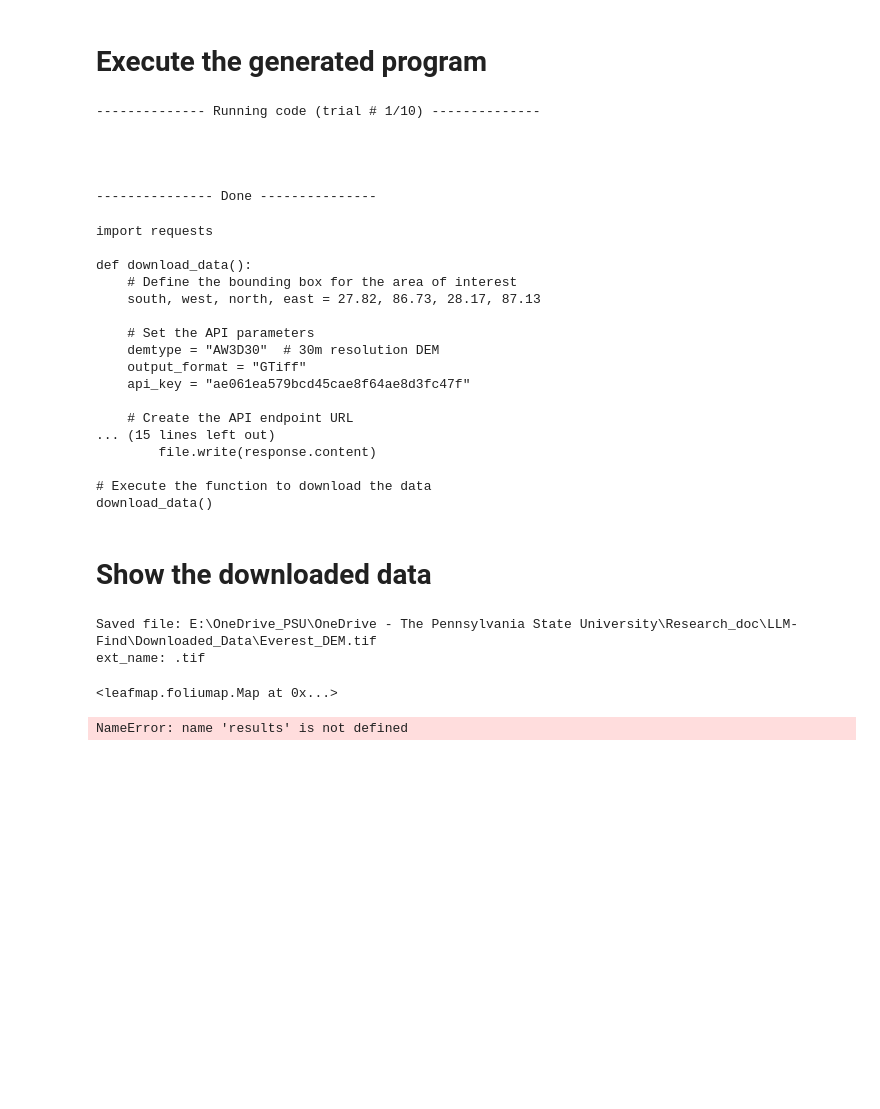
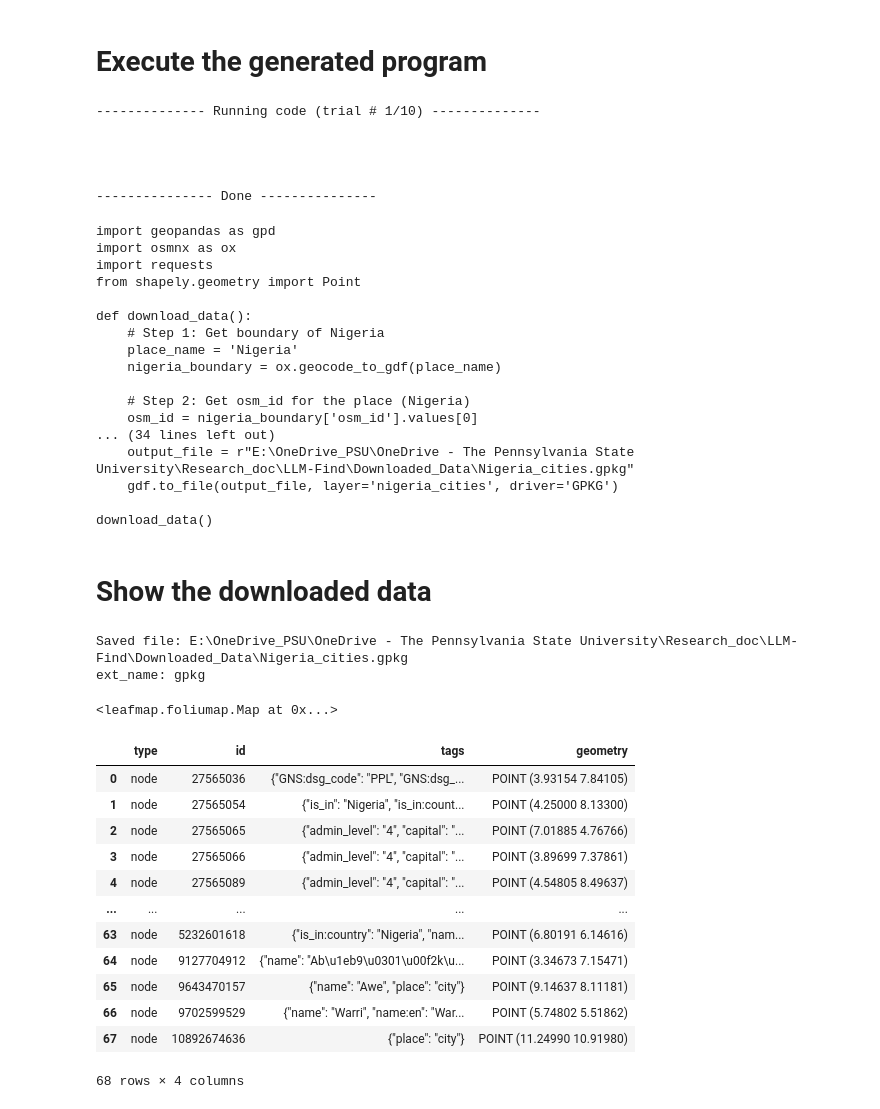
Before and after one commit to gladcolor/LLM-Find, a Jupyter notebook: LLM_Find.ipynb, the cells around one changed output. Saved outputs shown, nothing was run; the diff lists cells and outputs as text; code cells hidden in the pictures; blank space fills up the shorter version.

Commit message:
cleaned LLM_Find.ipynb.

```diff
--- a/LLM_Find.ipynb
+++ b/LLM_Find.ipynb
@@ -74,11 +74,11 @@ from itables import show
 ## Data source 1: OpenStreetMap
 # %%
 ## task_name ='Nigeria_cities'
-# downloaded_file_name = r'Nigeria_cities.gpkg'
-# saved_fname = os.path.join(os.getcwd(), "Downloaded_Data", downloaded_file_name)
-# task = rf'''1. Download the city locations of Nigeria; do not download towns.
-# 2. Save the downloaded data as points, save it at: {saved_fname}
-# '''
+downloaded_file_name = r'Nigeria_cities.gpkg'
+saved_fname = os.path.join(os.getcwd(), "Downloaded_Data", downloaded_file_name)
+task = rf'''1. Download the city locations of Nigeria; do not download towns.
+2. Save the downloaded data as points, save it at: {saved_fname}
+'''
 
 # task_name ='Nigeria_rivers'
 # downloaded_file_name = r'Nigeria_rivers.gpkg'
@@ -563,11 +563,11 @@ from itables import show
 # '''
 
 ## task_name = "Mount Everest"
-downloaded_file_name = r'Everest_DEM.tif'
-saved_fname = os.path.join(os.getcwd(), "Downloaded_Data", downloaded_file_name)
-task = rf'''1. Download the 30m resolution DEM of this region [south:27.82, west:86.73, north:28.17, east:87.13] from AW3D30.
-2. Save the downloaded data in tiff format, save it at: {saved_fname}
-'''
+# downloaded_file_name = r'Everest_DEM.tif'
+# saved_fname = os.path.join(os.getcwd(), "Downloaded_Data", downloaded_file_name)
+# task = rf'''1. Download the 30m resolution DEM of this region [south:27.82, west:86.73, north:28.17, east:87.13] from AW3D30.
+# 2. Save the downloaded data in tiff format, save it at: {saved_fname}
+# '''
 # %% [markdown]
 # Fetching data
 # %% [markdown]
@@ -783,22 +783,22 @@ display(Code(code, language='python'))
 
 
 --------------- Done ---------------
+import geopandas as gpd
+import osmnx as ox
 import requests
+from shapely.geometry import Point
 
 def download_data():
-    # Define the bounding box for the area of interest
-    south, west, north, east = 27.82, 86.73, 28.17, 87.13
+    # Step 1: Get boundary of Nigeria
+    place_name = 'Nigeria'
+    nigeria_boundary = ox.geocode_to_gdf(place_name)
 
-    # Set the API parameters
-    demtype = "AW3D30"  # 30m resolution DEM
-    output_format = "GTiff"
-    api_key = "ae061ea579bcd45cae8f64ae8d3fc47f"
+    # Step 2: Get osm_id for the place (Nigeria)
+    osm_id = nigeria_boundary['osm_id'].values[0]
+... (34 lines left out)
+    output_file = r"E:\OneDrive_PSU\OneDrive - The Pennsylvania State University\Research_doc\LLM-Find\Downloaded_Data\Nigeria_cities.gpkg"
+    gdf.to_file(output_file, layer='nigeria_cities', driver='GPKG')
 
-    # Create the API endpoint URL
-... (15 lines left out)
-        file.write(response.content)
-
-# Execute the function to download the data
 download_data()
 # %% [markdown]
 # Show the downloaded data
@@ -807,8 +807,8 @@ ext_name = saved_fname[-4:]
 print("Saved file:", saved_fname)
 print("ext_name:", ext_name)
 # %% [output]
-Saved file: E:\OneDrive_PSU\OneDrive - The Pennsylvania State University\Research_doc\LLM-Find\Downloaded_Data\Everest_DEM.tif
-ext_name: .tif
+Saved file: E:\OneDrive_PSU\OneDrive - The Pennsylvania State University\Research_doc\LLM-Find\Downloaded_Data\Nigeria_cities.gpkg
+ext_name: gpkg
 # %%
 # import leafmap.leafmap as leafmap
 import leafmap.foliumap as leafmap
@@ -816,7 +816,7 @@ import leafmap.foliumap as leafmap
 m = leafmap.Map(google_map="HYBRID")
 
 if ext_name == 'gpkg':
-    # gdf = gpd.read_file(saved_fname)
+    gdf = gpd.read_file(saved_fname)
     bounding_box = gdf.total_bounds
     # m = leafmap.Map()
     m.add_gdf(gdf, layer_name="Downloaded_data")
@@ -832,17 +832,29 @@ m
 # %%
 if ext_name == '.csv':
     df = pd.read_csv(saved_fname, encoding='ISO-8859-1')
     results = df
 
 if ext_name == 'gpkg':
     gdf = gpd.read_file(saved_fname)
     results = gdf
-    gdf.plot()
+    # gdf.plot()
     # gdf.explore()
 
 if selected_data_source == 'ESRI_world_imagery':
     results = Image.open(saved_fname)
 
 results
 # %% [output]
+|  | type | id | tags | geometry |
+| 0 | node | 27565036 | {"GNS:dsg_code": "PPL", "GNS:dsg_... | POINT (3.93154 7.84105) |
+| 1 | node | 27565054 | {"is_in": "Nigeria", "is_in:count... | POINT (4.25000 8.13300) |
+| 2 | node | 27565065 | {"admin_level": "4", "capital": "... | POINT (7.01885 4.76766) |
+| 3 | node | 27565066 | {"admin_level": "4", "capital": "... | POINT (3.89699 7.37861) |
+| 4 | node | 27565089 | {"admin_level": "4", "capital": "... | POINT (4.54805 8.49637) |
+| ... | ... | ... | ... | ... |
+| 63 | node | 5232601618 | {"is_in:country": "Nigeria", "nam... | POINT (6.80191 6.14616) |
+| 64 | node | 9127704912 | {"name": "Ab\u1eb9\u0301\u00f2k\u... | POINT (3.34673 7.15471) |
+| 65 | node | 9643470157 | {"name": "Awe", "place": "city"} | POINT (9.14637 8.11181) |
+| 66 | node | 9702599529 | {"name": "Warri", "name:en": "War... | POINT (5.74802 5.51862) |
+| 67 | node | 10892674636 | {"place": "city"} | POINT (11.24990 10.91980) |
-NameError: name 'results' is not defined
+68 rows × 4 columns
```
Also changed, not shown: parts of 7 cells of this notebook.
